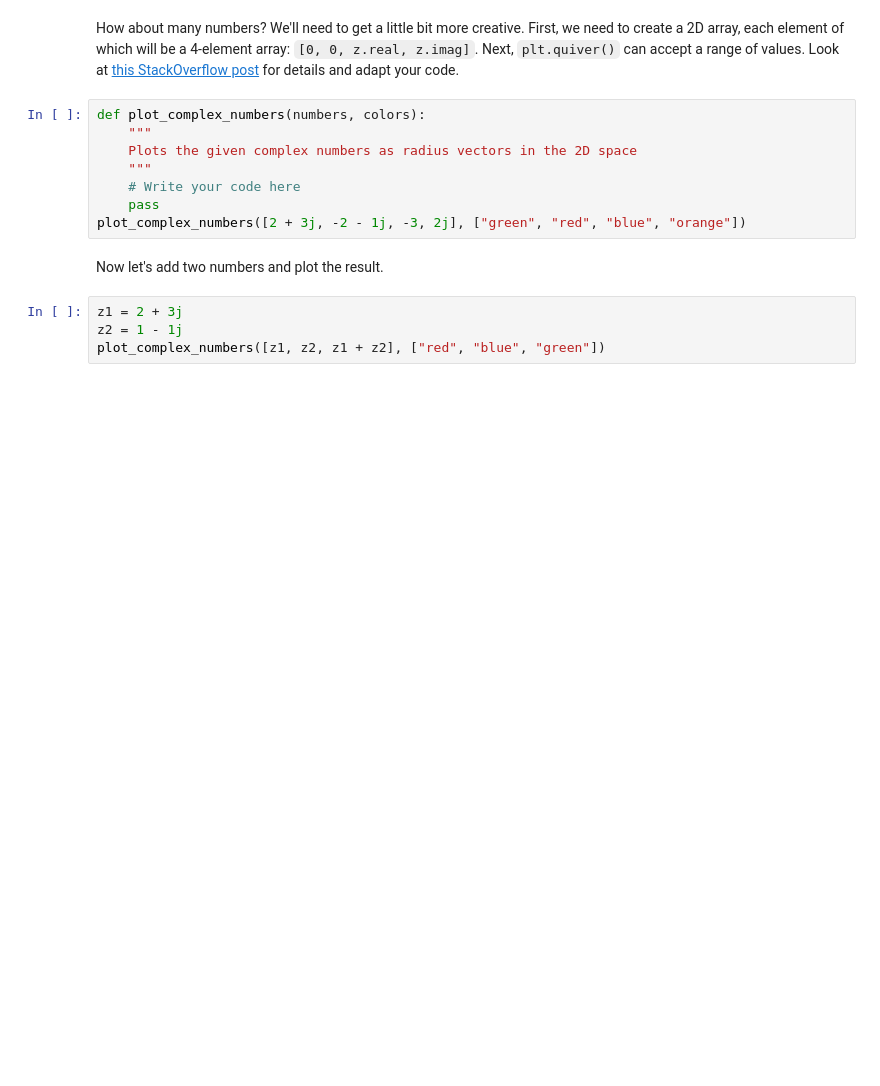
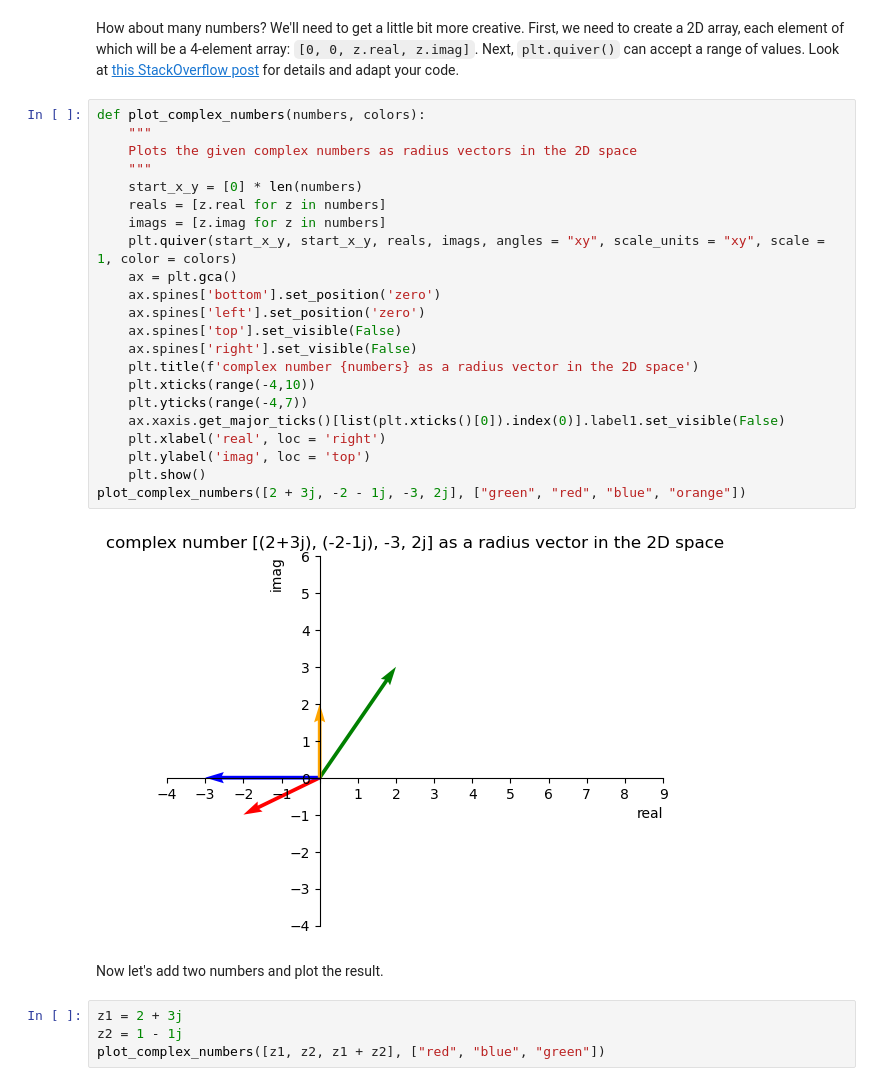
Before and after one commit to mi6oo6im/ml_math_for_devs, a Jupyter notebook: 04. Exercise BA/Basic Algebra Exercise.ipynb, the cells around one changed output. Cells and saved outputs as stored; diff of their text form; blank space fills up the shorter version.

```diff
--- a/04. Exercise BA/Basic Algebra Exercise.ipynb
+++ b/04. Exercise BA/Basic Algebra Exercise.ipynb
@@ -253,13 +267,29 @@ plot_complex_number(2 + 3j)
 # %% [markdown]
 How about many numbers? We'll need to get a little bit more creative. First, we need to create a 2D array, each element of which will be a 4-element array: `[0, 0, z.real, z.imag]`. Next, `plt.quiver()` can accept a range of values. Look at [this StackOverflow post](https://stackoverflow.com/questions/12265234/how-to-plot-2d-math-vectors-with-matplotlib) for details and adapt your code.
-# %%
-def plot_complex_numbers(numbers, colors):
-    """
-    Plots the given complex numbers as radius vectors in the 2D space
-    """
-    # Write your code here
-    pass
-plot_complex_numbers([2 + 3j, -2 - 1j, -3, 2j], ["green", "red", "blue", "orange"])
+# %%
+def plot_complex_numbers(numbers, colors):
+    """
+    Plots the given complex numbers as radius vectors in the 2D space
+    """
+    start_x_y = [0] * len(numbers)
+    reals = [z.real for z in numbers]
+    imags = [z.imag for z in numbers]
+    plt.quiver(start_x_y, start_x_y, reals, imags, angles = "xy", scale_units = "xy", scale = 1, color = colors)
+    ax = plt.gca()
+    ax.spines['bottom'].set_position('zero')
+    ax.spines['left'].set_position('zero')
+    ax.spines['top'].set_visible(False)
+    ax.spines['right'].set_visible(False)
+    plt.title(f'complex number {numbers} as a radius vector in the 2D space')
+    plt.xticks(range(-4,10))
+    plt.yticks(range(-4,7))
+    ax.xaxis.get_major_ticks()[list(plt.xticks()[0]).index(0)].label1.set_visible(False)
+    plt.xlabel('real', loc = 'right')
+    plt.ylabel('imag', loc = 'top')
+    plt.show()
+plot_complex_numbers([2 + 3j, -2 - 1j, -3, 2j], ["green", "red", "blue", "orange"])
+# %% [output]
+[figure, added]
 # %% [markdown]
 Now let's add two numbers and plot the result.
 # %%
```
Also changed, not shown: parts of 7 cells of this notebook.
